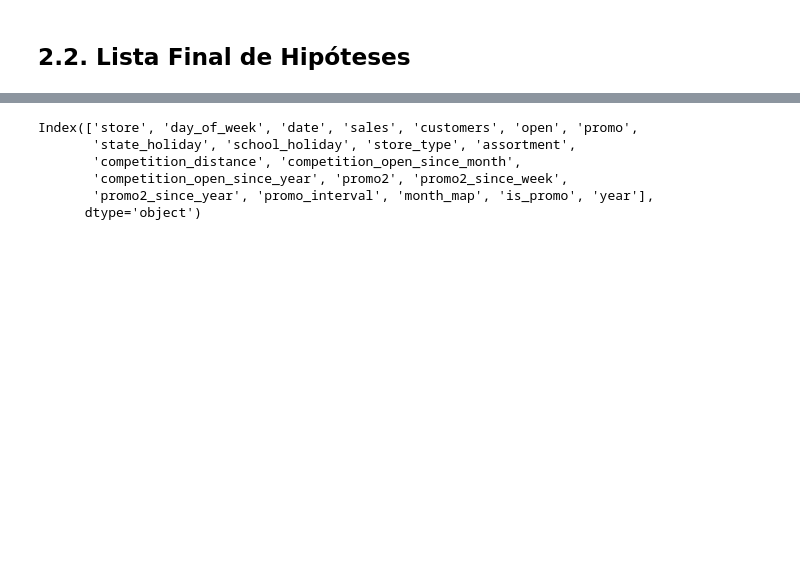
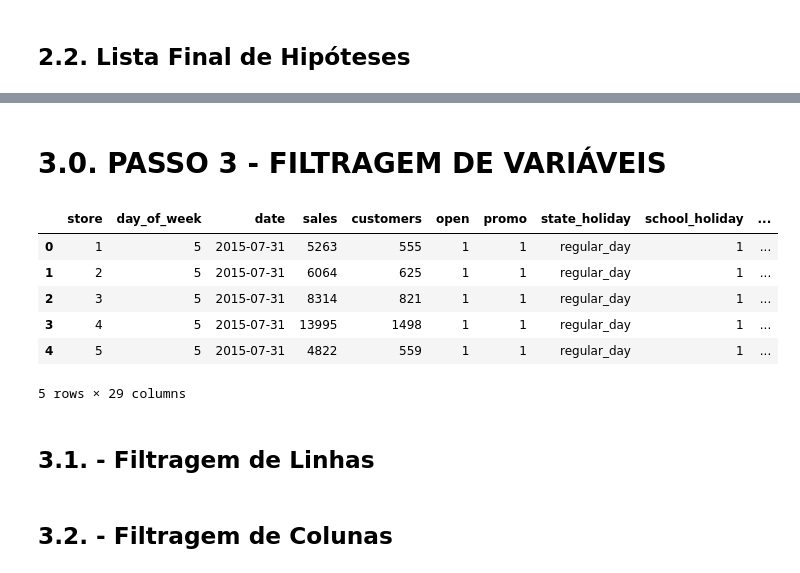
Before and after one commit to OscarFantozzi/Rossmann-Sales, a Jupyter notebook: rossmann_sales.ipynb, the cells around one changed output, grey strips where cells are left out. Cells and saved outputs as stored; diff of their text form; code cells hidden in the pictures; blank space fills up the shorter version.

```diff
--- a/rossmann_sales.ipynb
+++ b/rossmann_sales.ipynb
@@ -415,28 +415,34 @@ Image( r'img/img_hypothesis.jpg' )
 # %%
-# variaveis tempo
+# features temporais
 
 # year
 df2['year'] = df2['date'].dt.year
+
 # month
 df2['month'] = df2['date'].dt.month
 
 # day
 df2['day'] = df2['date'].dt.day
+
 # week of year
 df2['week_of_year'] = df2['date'].dt.isocalendar().week
+
 # year week
 df2['year_week'] = df2['date'].dt.strftime( '%Y-m' )
+
+#=======================================================================================================================#
 
 # competition since - nova coluna que leva em consideração o ano e o mes da competição
 df2['competition_since'] = df2.apply( lambda x: datetime( year = x['competition_open_since_year'], month = x['competition_open_since_month'], day = 1 ) , axis= 1)
 
-# competition time month
+# competition time month - Tempo de competição em meses
 df2['competition_time_month'] = ( (df2['date'] - df2['competition_since']) / 30 ).apply( lambda x: x.days ).astype( 'int64' )
 
-# promo since
+# promo since - Desde quando a promoção ativa
 df2['promo_since'] = df2['promo2_since_year'].astype( str ) + '-' + df2['promo2_since_week'].astype( str )
-df2['promo_since'] = df2['promo_since'].apply( lambda x : datetime.strptime( x + '-1', '%Y-%W-%w' ) - datetime.timedelta(  days = 7 ) )
+df2['promo_since'] = df2['promo_since'].apply( lambda x : datetime.strptime( x + '-1', '%Y-%W-%w' ) - timedelta(  days = 7 ) )
 df2['promo_time_week'] = ((df2['date'] - df2['promo_since']) / 7).apply( lambda x: x.days ).astype( 'int64' )
+
 
 
 # assortment
@@ -469,9 +453,16 @@ df2.head().T
-# %%
-df2.columns
-# %% [output]
-Index(['store', 'day_of_week', 'date', 'sales', 'customers', 'open', 'promo',
-       'state_holiday', 'school_holiday', 'store_type', 'assortment',
-       'competition_distance', 'competition_open_since_month',
-       'competition_open_since_year', 'promo2', 'promo2_since_week',
-       'promo2_since_year', 'promo_interval', 'month_map', 'is_promo', 'year'],
-      dtype='object')
+# %% [markdown]
+# 3.0. PASSO 3 - FILTRAGEM DE VARIÁVEIS
+# %%
+df3 = df2.copy()
+# %%
+df3.head()
+# %% [output]
+|  | store | day_of_week | date | sales | customers | open | promo | state_holiday | school_holiday | ... |
+| 0 | 1 | 5 | 2015-07-31 | 5263 | 555 | 1 | 1 | regular_day | 1 | ... |
+| 1 | 2 | 5 | 2015-07-31 | 6064 | 625 | 1 | 1 | regular_day | 1 | ... |
+| 2 | 3 | 5 | 2015-07-31 | 8314 | 821 | 1 | 1 | regular_day | 1 | ... |
+| 3 | 4 | 5 | 2015-07-31 | 13995 | 1498 | 1 | 1 | regular_day | 1 | ... |
+| 4 | 5 | 5 | 2015-07-31 | 4822 | 559 | 1 | 1 | regular_day | 1 | ... |
+5 rows × 29 columns
+# %% [markdown]
+## 3.1. - Filtragem de Linhas
@@ -477,0 +472,2 @@ Index(['store', 'day_of_week', 'date', 'sales', 'customers', 'open', 'promo',
+# %% [markdown]
+## 3.2. - Filtragem de Colunas
```
Also changed, not shown: parts of 24 cells of this notebook.
